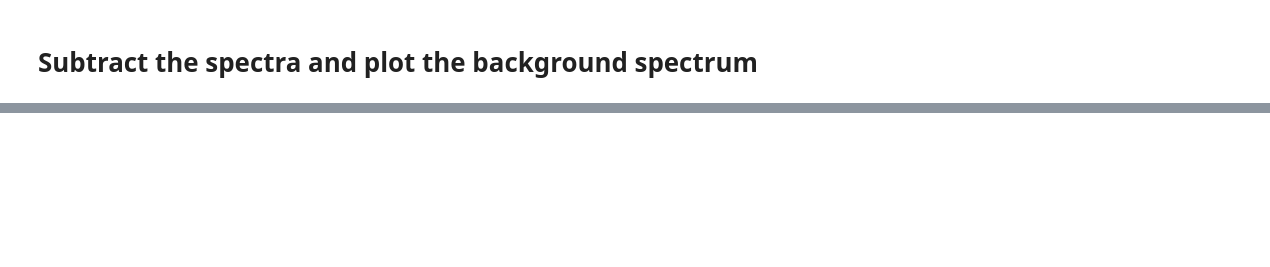
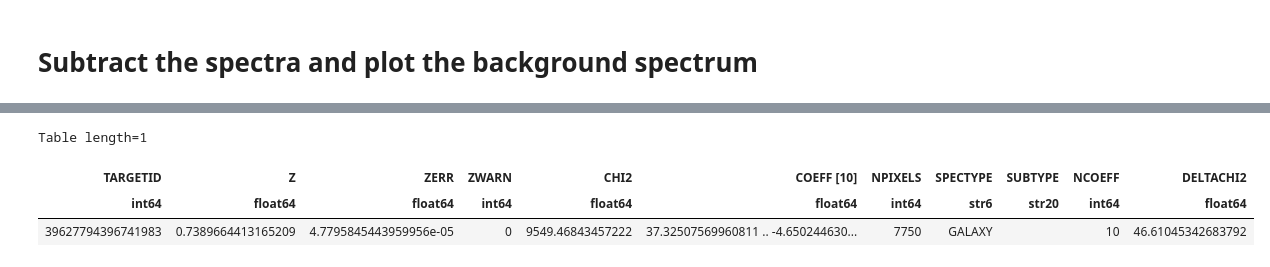
Before and after one commit to moustakas/fastspecfit-projects, a Jupyter notebook: speclens/plotSeparatedSpectra.ipynb, the cells around one changed output, grey strips where cells are left out. Cells and saved outputs as stored; diff of their text form; code cells hidden in the pictures; blank space fills up the shorter version.

```diff
--- a/speclens/plotSeparatedSpectra.ipynb
+++ b/speclens/plotSeparatedSpectra.ipynb
@@ -274,0 +250,7 @@ def wrap_redrock(info, mp=1, prefix='lenssource'):
+# %%
+Table(fitsio.read('/global/cfs/cdirs/desi/users/nrfran/speclens/rr_output/rr-outfile-test1.fits'))
+# %% [output]
+Table length=1
+| TARGETID | Z | ZERR | ZWARN | CHI2 | COEFF [10] | NPIXELS | SPECTYPE | SUBTYPE | NCOEFF | DELTACHI2 |
+| int64 | float64 | float64 | int64 | float64 | float64 | int64 | str6 | str20 | int64 | float64 |
+| 39627794396741983 | 0.7389664413165209 | 4.7795845443959956e-05 | 0 | 9549.46843457222 | 37.32507569960811 .. -4.650244630... | 7750 | GALAXY |  | 10 | 46.61045342683792 |
```
Also changed, not shown: parts of 18 cells of this notebook, 3 other files.
